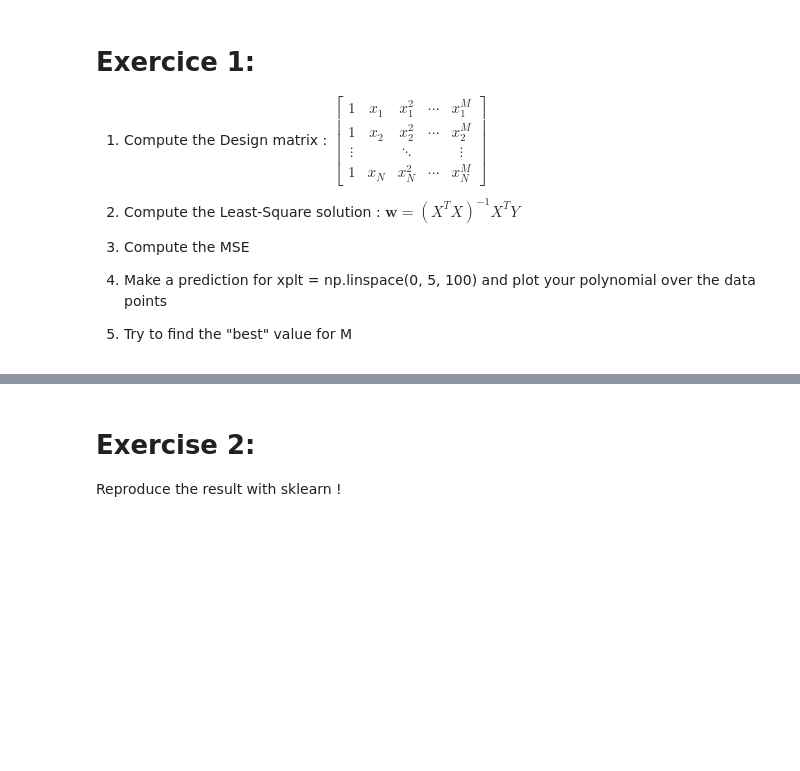
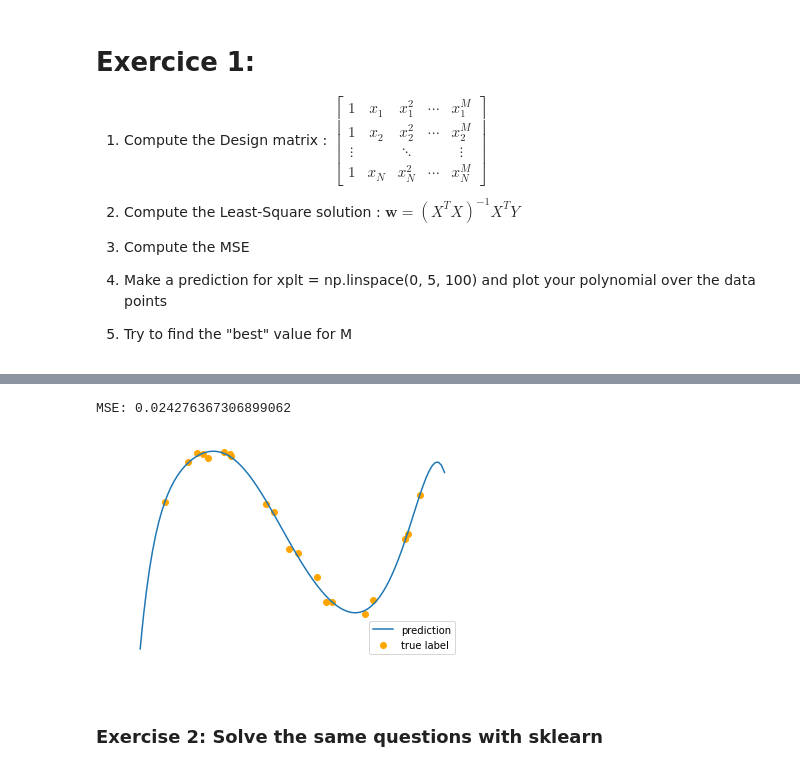
Before and after one commit to asarmadi/summer_ml_s3, a Jupyter notebook: day03/lab_fit_polynomial.ipynb, the cells around one changed output, grey strips where cells are left out. Drawn from its saved outputs; the diff is of its cells as text; code cells hidden in the pictures; blank space fills up the shorter version.

```diff
--- a/day03/lab_fit_polynomial.ipynb
+++ b/day03/lab_fit_polynomial.ipynb
@@ -43,4 +99,7 @@ def design_matrix(x, M):
+# %%
+print_mse_and_plot(8, x, y)
+# %% [output]
+MSE: 0.024276367306899062
+[figure, added]
 # %% [markdown]
-# Exercise 2:
-
-Reproduce the result with sklearn !
+### Exercise 2: Solve the same questions with sklearn
```
Also changed, not shown: parts of 10 cells of this notebook.
